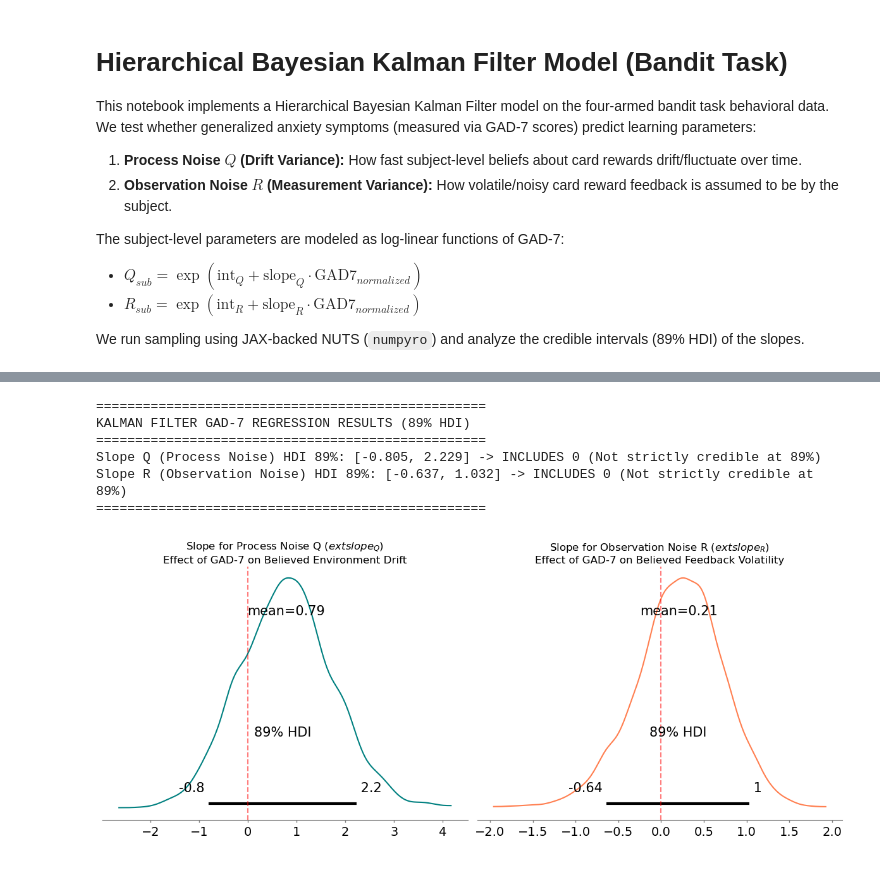
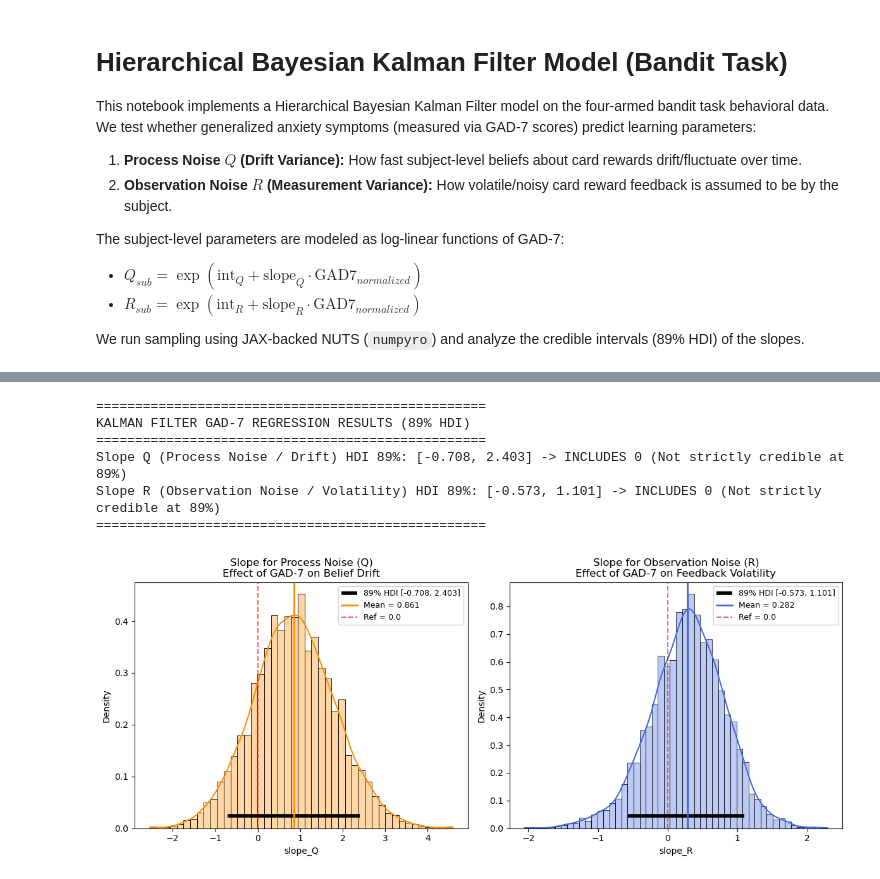
Before and after one commit to KoremNSN/Belief_Updating_Anxiety, a Jupyter notebook: 07_bayesian_kalman_filter_vs_gad7.ipynb, the cells around one changed output, grey strips where cells are left out. Saved outputs shown, nothing was run; the diff lists cells and outputs as text; code cells hidden in the pictures.

```diff
--- a/07_bayesian_kalman_filter_vs_gad7.ipynb
+++ b/07_bayesian_kalman_filter_vs_gad7.ipynb
@@ -164,6 +100,6 @@ Building Hierarchical Kalman Filter model...
 # %%
-print("Sampling posterior using numpyro...")
+print("Sampling posterior using nutpie (PyMC 6)...")
 with kf_model:
-    idata_kf = pm.sample(nuts_sampler="numpyro", draws=1000, tune=1000, chains=4, progressbar=True)
+    idata = pm.sample(nuts_sampler="nutpie", draws=1000, tune=1000, chains=4, progressbar=True)
 print("Sampling complete!")
 # %% [output]
@@ -172,44 +111,29 @@ Sampling complete!
 # %%
-# Extract slopes
-slope_Q_samples = idata_kf.posterior['slope_Q'].values.flatten()
-slope_R_samples = idata_kf.posterior['slope_R'].values.flatten()
+sq_low, sq_high = get_hdi_bounds(idata, 'slope_Q', prob=0.89)
+sr_low, sr_high = get_hdi_bounds(idata, 'slope_R', prob=0.89)
 
-# Calculate 89% HDI
-hdi_Q = az.hdi(slope_Q_samples, hdi_prob=0.89)
-hdi_R = az.hdi(slope_R_samples, hdi_prob=0.89)
-
-# Helper to check if 0 is included in HDI
-def check_significance(hdi, slope_name):
-    includes_zero = hdi[0] <= 0 <= hdi[1]
+def check_credibility(low, high, param_name):
+    includes_zero = (low <= 0) and (high >= 0)
     status = "INCLUDES 0 (Not strictly credible at 89%)" if includes_zero else "EXCLUDES 0 (Credible effect at 89%)"
-    print(f"{slope_name} HDI 89%: [{hdi[0]:.3f}, {hdi[1]:.3f}] -> {status}")
+    print(f"{param_name} HDI 89%: [{low:.3f}, {high:.3f}] -> {status}")
 
 print("==================================================")
 print("KALMAN FILTER GAD-7 REGRESSION RESULTS (89% HDI)")
 print("==================================================")
-check_significance(hdi_Q, "Slope Q (Process Noise)")
-check_significance(hdi_R, "Slope R (Observation Noise)")
+check_credibility(sq_low, sq_high, "Slope Q (Process Noise / Drift)")
+check_credibility(sr_low, sr_high, "Slope R (Observation Noise / Volatility)")
 print("==================================================\n")
+
+fig, axes = plt.subplots(1, 2, figsize=(12, 5))
+plot_posterior_hdi(idata, 'slope_Q', prob=0.89, ax=axes[0], color="darkorange", title="Slope for Process Noise (Q)\nEffect of GAD-7 on Belief Drift")
+plot_posterior_hdi(idata, 'slope_R', prob=0.89, ax=axes[1], color="royalblue", title="Slope for Observation Noise (R)\nEffect of GAD-7 on Feedback Volatility")
+plt.tight_layout()
+plt.show()
 # %% [output]
 ==================================================
 KALMAN FILTER GAD-7 REGRESSION RESULTS (89% HDI)
 ==================================================
-Slope Q (Process Noise) HDI 89%: [-0.805, 2.229] -> INCLUDES 0 (Not strictly credible at 89%)
-Slope R (Observation Noise) HDI 89%: [-0.637, 1.032] -> INCLUDES 0 (Not strictly credible at 89%)
+Slope Q (Process Noise / Drift) HDI 89%: [-0.708, 2.403] -> INCLUDES 0 (Not strictly credible at 89%)
+Slope R (Observation Noise / Volatility) HDI 89%: [-0.573, 1.101] -> INCLUDES 0 (Not strictly credible at 89%)
 ==================================================
+[figure, added]
-# %%
-# Plot Posteriors of the slopes
-fig, axes = plt.subplots(1, 2, figsize=(12, 5))
-
-az.plot_posterior(idata_kf.posterior, var_names=['slope_Q'], hdi_prob=0.89, ax=axes[0], color="teal")
-axes[0].set_title("Slope for Process Noise Q ($\text{slope}_Q$)\nEffect of GAD-7 on Believed Environment Drift")
-axes[0].axvline(0, color='red', linestyle='--', alpha=0.5)
-
-az.plot_posterior(idata_kf.posterior, var_names=['slope_R'], hdi_prob=0.89, ax=axes[1], color="coral")
-axes[1].set_title("Slope for Observation Noise R ($\text{slope}_R$)\nEffect of GAD-7 on Believed Feedback Volatility")
-axes[1].axvline(0, color='red', linestyle='--', alpha=0.5)
-
-plt.tight_layout()
-plt.show()
-# %% [output]
-[figure, removed]
```
Also changed, not shown: parts of 6 cells of this notebook, 8 other files.
